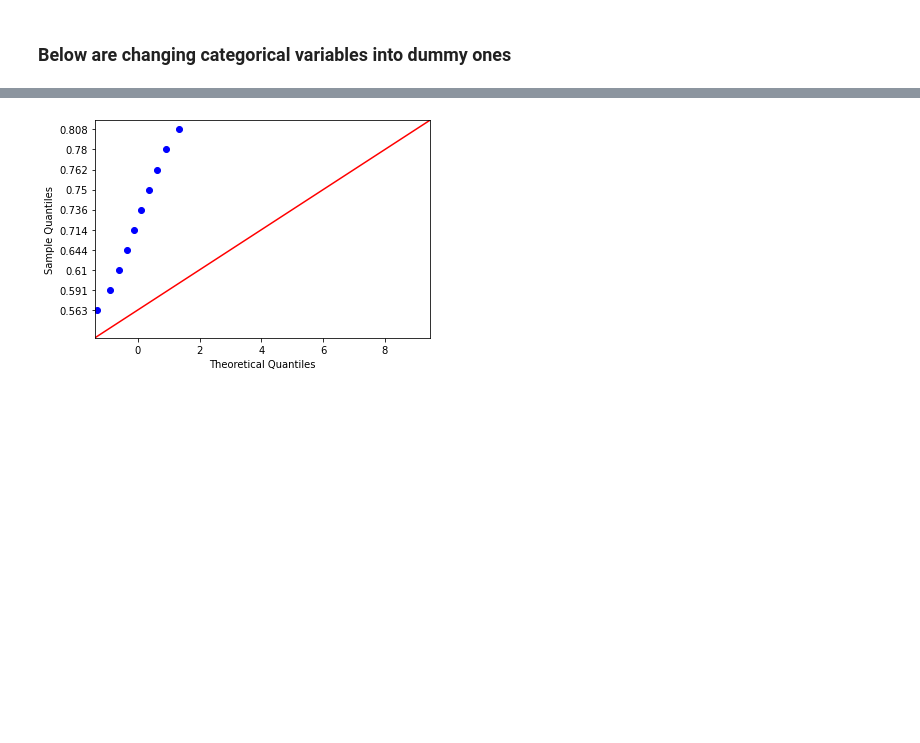
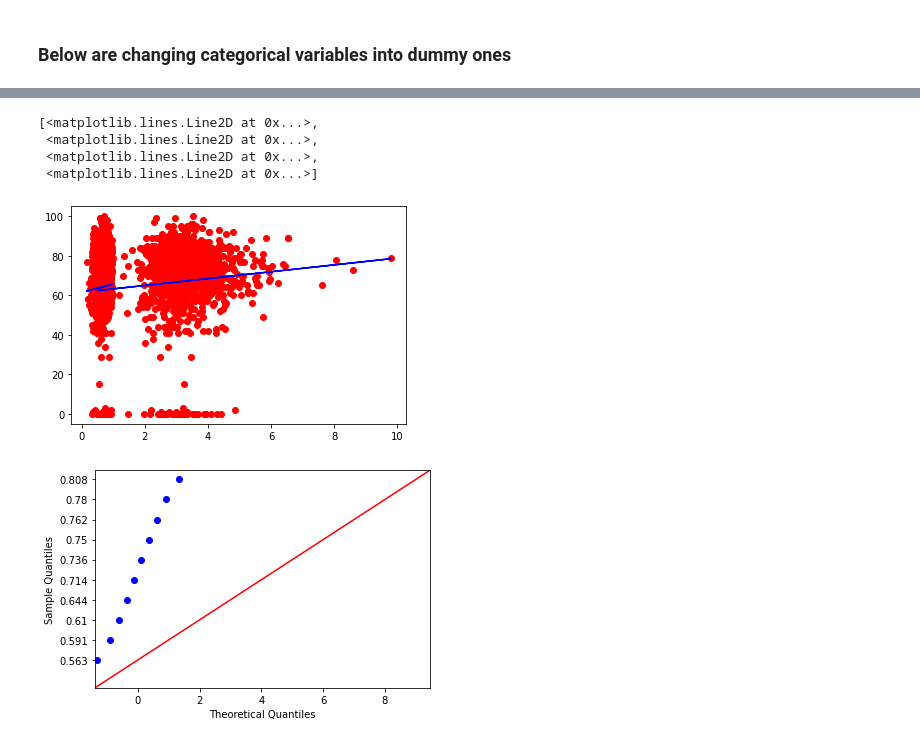
Before and after one commit to Opheliadh/DH140-Final-Music-Trends, a Jupyter notebook: Spotify_songs_popularity.ipynb, the cells around one changed output, grey strips where cells are left out. Saved outputs shown, nothing was run; the diff lists cells and outputs as text; code cells hidden in the pictures; blank space fills up the shorter version.

```diff
--- a/Spotify_songs_popularity.ipynb
+++ b/Spotify_songs_popularity.ipynb
@@ -207,3 +231,12 @@ for i in df["Week of Highest Charting"]:
+# %%
+y2 = reg.intercept_ + reg.coef_ * X
+plt.plot(X,Y,'ro',X,y2,'b-')
+# %% [output]
+[<matplotlib.lines.Line2D at 0x...>,
+ <matplotlib.lines.Line2D at 0x...>,
+ <matplotlib.lines.Line2D at 0x...>,
+ <matplotlib.lines.Line2D at 0x...>]
+[figure, added]
 # %%
 import statsmodels.api as sm
 import pylab as py
```
Also changed, not shown: parts of 35 cells of this notebook.
